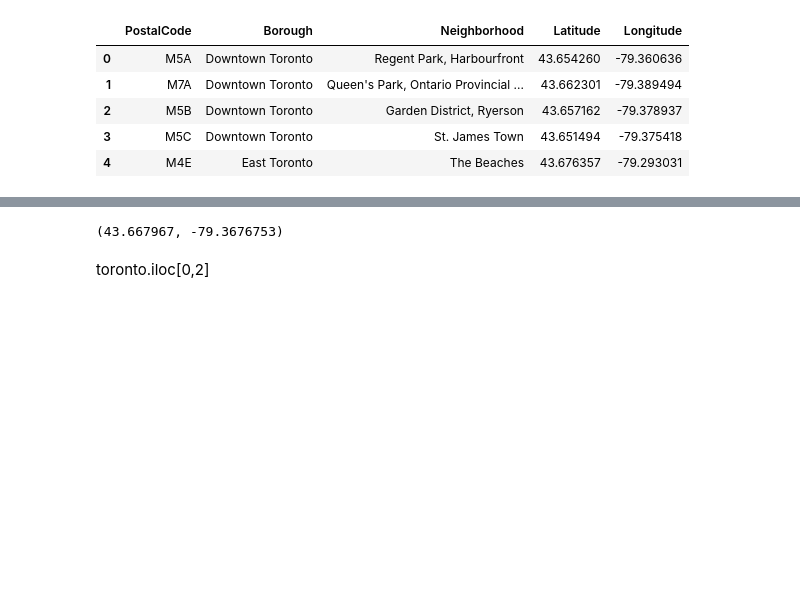
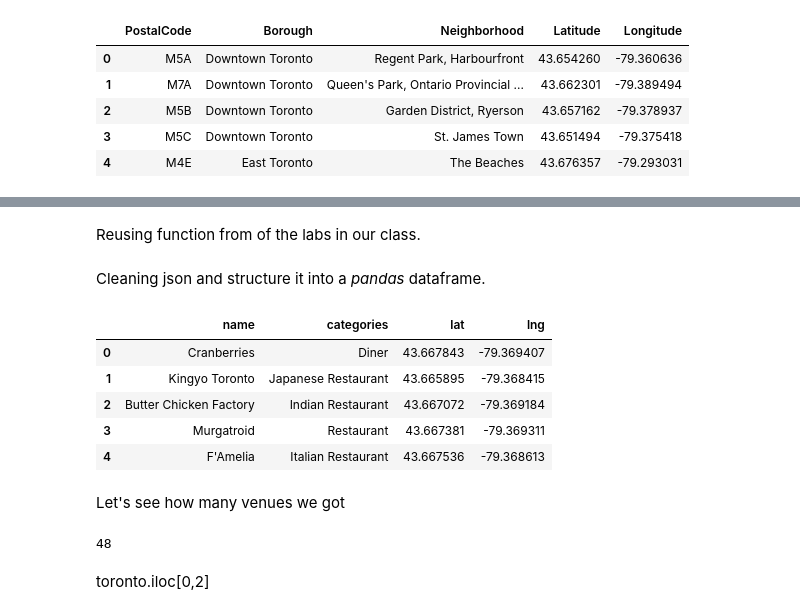
Before and after one commit to PanupatC/Coursera_Capstone, a Jupyter notebook: Coursera_Toronto_2.ipynb, the cells around one changed output, grey strips where cells are left out. Drawn from its saved outputs; the diff is of its cells as text; code cells hidden in the pictures; blank space fills up the shorter version.

Commit message:
exploring neighbor

```diff
--- a/Coursera_Toronto_2.ipynb
+++ b/Coursera_Toronto_2.ipynb
@@ -98,10 +100,61 @@ Let's pick a neighborhood and explore with Foursquare API. I really liked the na
+# %%
+f = open('fsquare.txt', 'r')
+ID, SECRET = f.readlines()
+ID = ID.rstrip()
+SECRET = SECRET.rstrip()
 # %%
-ID = 'JZYQ2Y5KDS0FZCPDHROJEJSLY42H4YQQIFUXA2OQFHSWTGXY'
-SECRET = 'N4QQALBBUXJMZZSU0FILJ5Y2LREUNQFFD1FADELJB5SJJQWN'
-torolat = toronto[toronto['Neighborhood'].str.contains('Cabbagetown')].Latitude.values[0]
-torolong = toronto[toronto['Neighborhood'].str.contains('Cabbagetown')].Longitude.values[0]
+cablat = toronto[toronto['Neighborhood'].str.contains('Cabbagetown')].Latitude.values[0]
+cablong = toronto[toronto['Neighborhood'].str.contains('Cabbagetown')].Longitude.values[0]
+
+url = f'https://api.foursquare.com/v2/venues/explore?&client_id={ID}&client_secret={SECRET}&ll={cablat},{cablong}&radius=500&limit=100&v=20201101'
+
+results = requests.get(url).json()
-# %% [output]
-(43.667967, -79.3676753)
+# %% [markdown]
+Reusing function from of the labs in our class.
+# %%
+def get_category_type(row):
+    try:
+        categories_list = row['categories']
+    except:
+        categories_list = row['venue.categories']
+
+    if len(categories_list) == 0:
+        return None
+    else:
+        return categories_list[0]['name']
+# %% [markdown]
+Cleaning json and structure it into a _pandas_ dataframe.
+# %%
+from pandas.io.json import json_normalize
+
+venues = results['response']['groups'][0]['items']
+
+nearby_venues = json_normalize(venues) # flatten JSON
+
+# filter columns
+filtered_columns = ['venue.name', 'venue.categories', 'venue.location.lat', 'venue.location.lng']
+nearby_venues =nearby_venues.loc[:, filtered_columns]
+
+# filter the category for each row
+nearby_venues['venue.categories'] = nearby_venues.apply(get_category_type, axis=1)
+
+# clean columns
+nearby_venues.columns = [col.split(".")[-1] for col in nearby_venues.columns]
+
+nearby_venues.head()
+# %% [output]
+|  | name | categories | lat | lng |
+| 0 | Cranberries | Diner | 43.667843 | -79.369407 |
+| 1 | Kingyo Toronto | Japanese Restaurant | 43.665895 | -79.368415 |
+| 2 | Butter Chicken Factory | Indian Restaurant | 43.667072 | -79.369184 |
+| 3 | Murgatroid | Restaurant | 43.667381 | -79.369311 |
+| 4 | F'Amelia | Italian Restaurant | 43.667536 | -79.368613 |
+# %% [markdown]
+Let's see how many venues we got
+# %%
+nearby_venues.shape[0]
+# %% [output]
+48
 # %% [markdown]
 toronto.iloc[0,2]
 # %%
```
Also changed, not shown: parts of 2 cells of this notebook.
